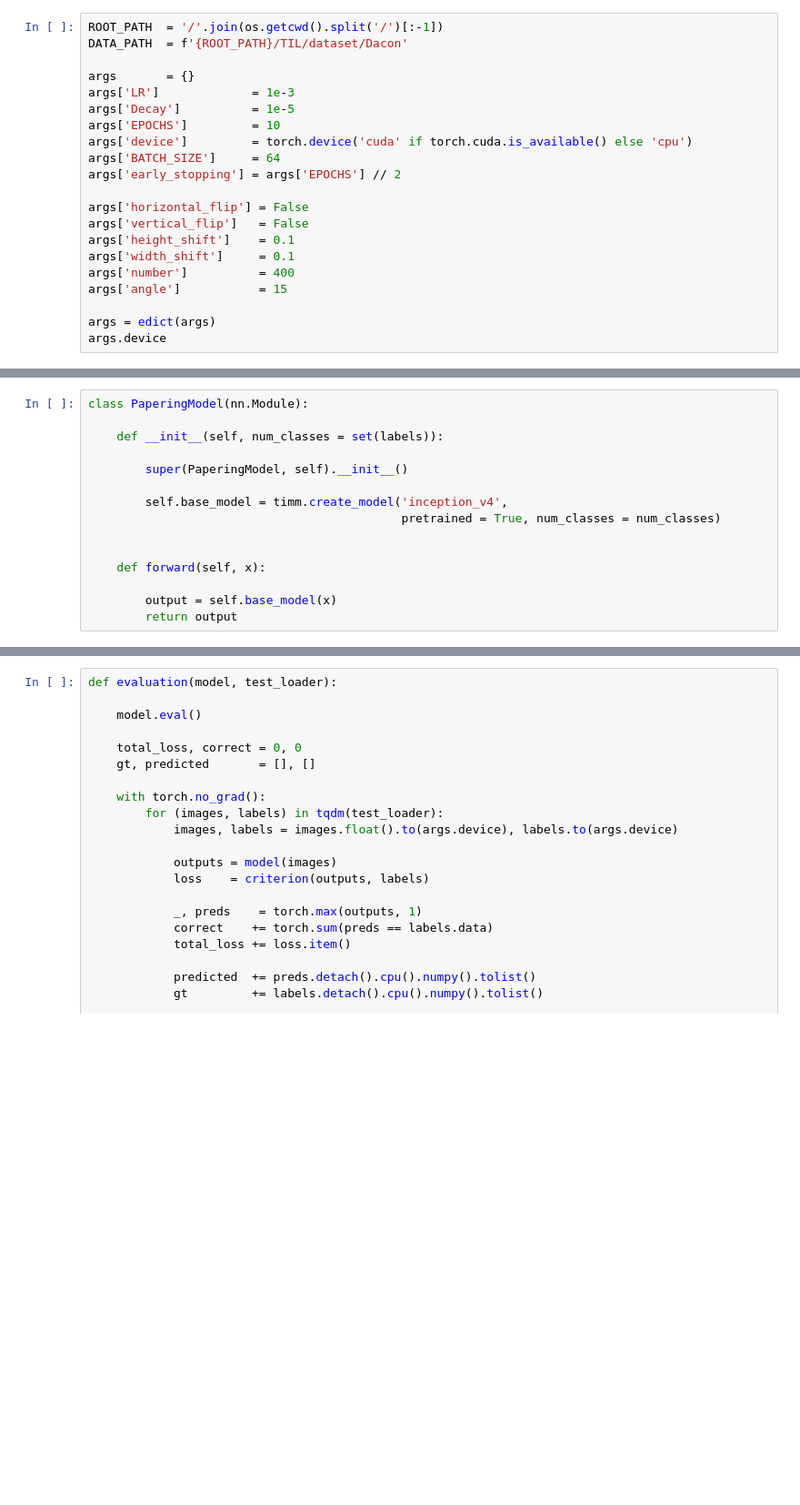
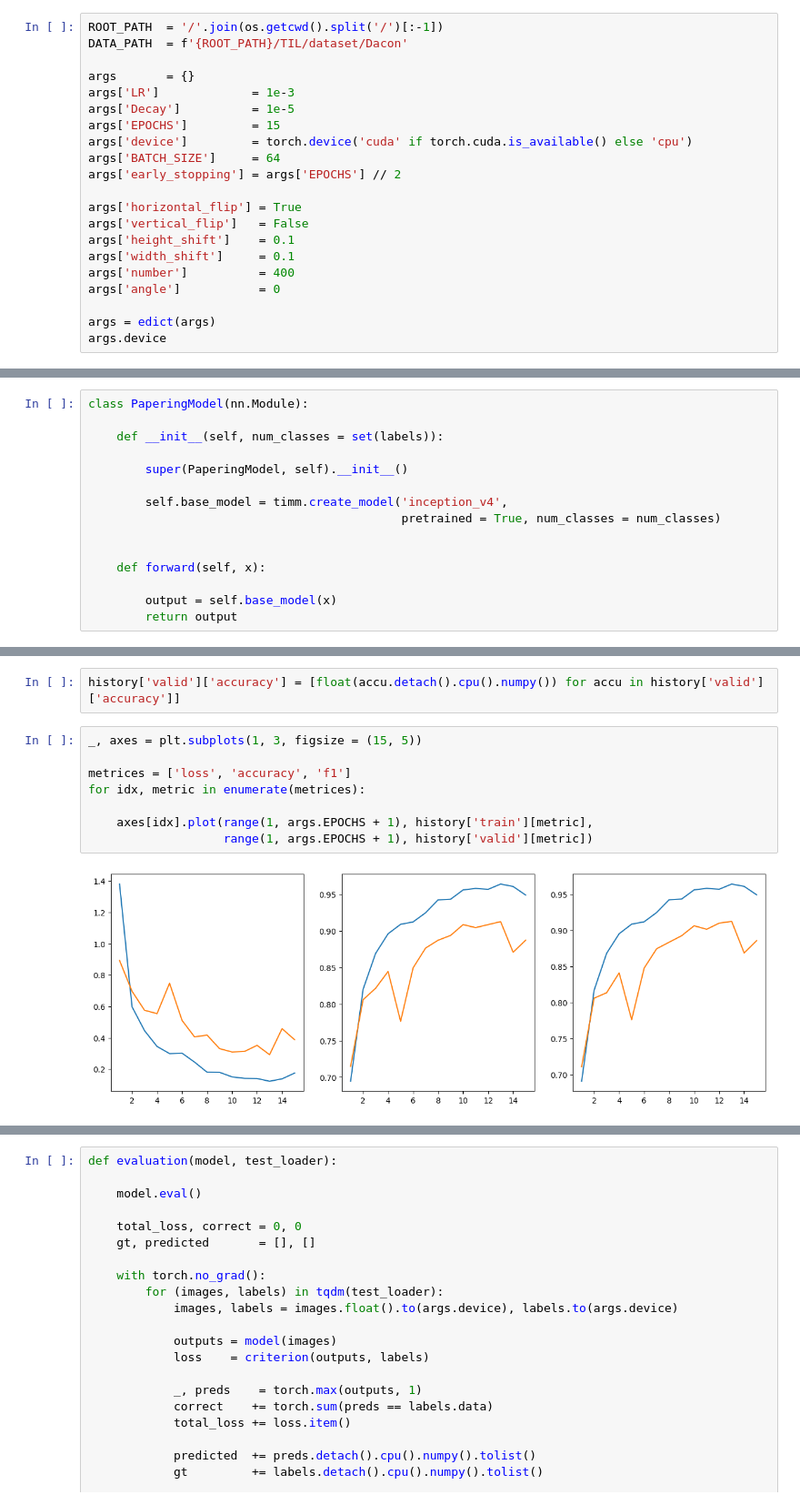
Before and after one commit to EvoDmiK/Dacon_papering_defect, a Jupyter notebook: inception V4 under_over sampling.ipynb, the cells around one changed output, grey strips where cells are left out. Shown at 91% size. Cells and saved outputs as stored; diff of their text form; blank space fills up the shorter version.

```diff
--- a/inception V4 under_over sampling.ipynb
+++ b/inception V4 under_over sampling.ipynb
@@ -35,17 +35,17 @@ DATA_PATH  = f'{ROOT_PATH}/TIL/dataset/Dacon'
 args       = {}
 args['LR']             = 1e-3
 args['Decay']          = 1e-5
-args['EPOCHS']         = 10
+args['EPOCHS']         = 15
 args['device']         = torch.device('cuda' if torch.cuda.is_available() else 'cpu')
 args['BATCH_SIZE']     = 64
 args['early_stopping'] = args['EPOCHS'] // 2
 
-args['horizontal_flip'] = False
+args['horizontal_flip'] = True
 args['vertical_flip']   = False
 args['height_shift']    = 0.1
 args['width_shift']     = 0.1
 args['number']          = 400
-args['angle']           = 15
+args['angle']           = 0
 
 args = edict(args)
 args.device
@@ -509,0 +511,12 @@ save model with accuracy : 0.8610197305679321
+# %%
+history['valid']['accuracy'] = [float(accu.detach().cpu().numpy()) for accu in history['valid']['accuracy']]
+# %%
+_, axes = plt.subplots(1, 3, figsize = (15, 5))
+
+metrices = ['loss', 'accuracy', 'f1']
+for idx, metric in enumerate(metrices):
+
+    axes[idx].plot(range(1, args.EPOCHS + 1), history['train'][metric],
+                   range(1, args.EPOCHS + 1), history['valid'][metric])
+# %% [output]
+[figure, added]
```
Also changed, not shown: parts of 15 cells of this notebook, 3 other files.
